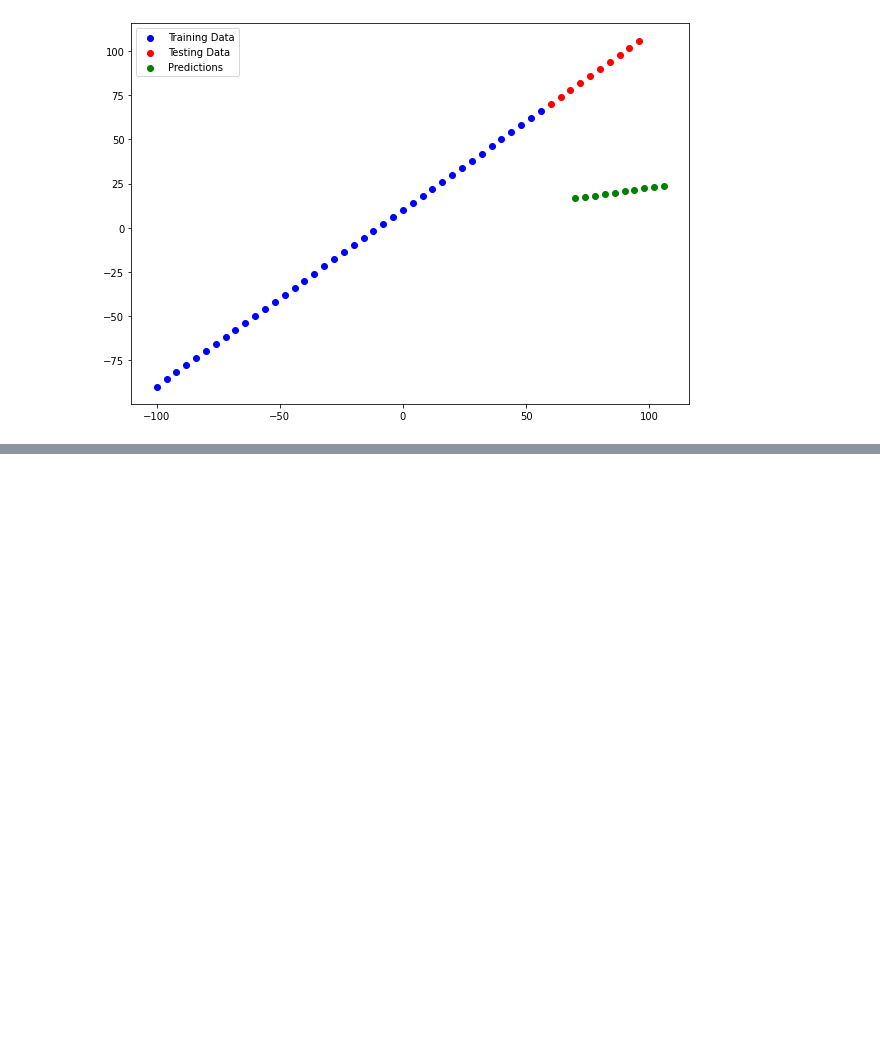
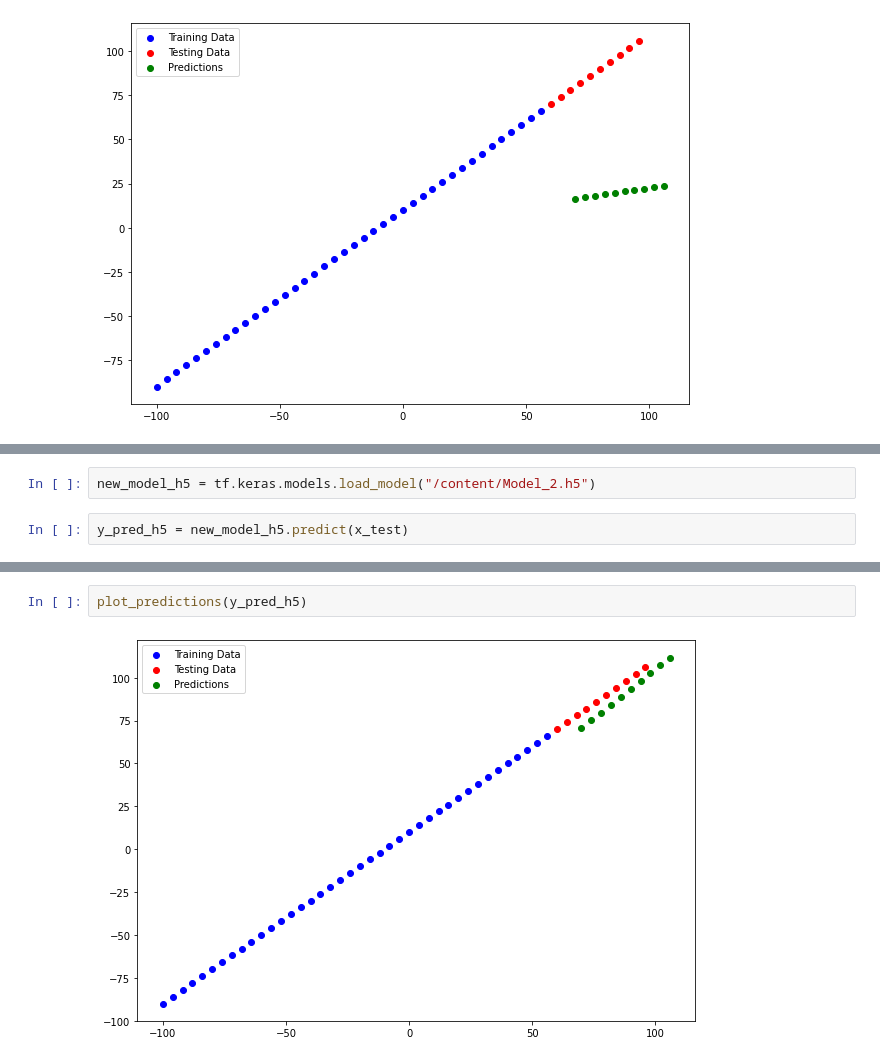
Before and after one commit to ShyamSundhar1411/My-ML-Notebooks, a Jupyter notebook: Regressions/Neural_Network_Regression.ipynb, the cells around one changed output, grey strips where cells are left out. Saved outputs shown, nothing was run; the diff lists cells and outputs as text; blank space fills up the shorter version.

```diff
--- a/Regressions/Neural_Network_Regression.ipynb
+++ b/Regressions/Neural_Network_Regression.ipynb
@@ -560,0 +599,4 @@ mae_3,mse_3
+# %%
+new_model_h5 = tf.keras.models.load_model("/content/Model_2.h5")
+# %%
+y_pred_h5 = new_model_h5.predict(x_test)
@@ -560,0 +605,4 @@ mae_3,mse_3
+# %%
+plot_predictions(y_pred_h5)
+# %% [output]
+[figure, added]
```
Also changed, not shown: parts of 29 cells of this notebook.
